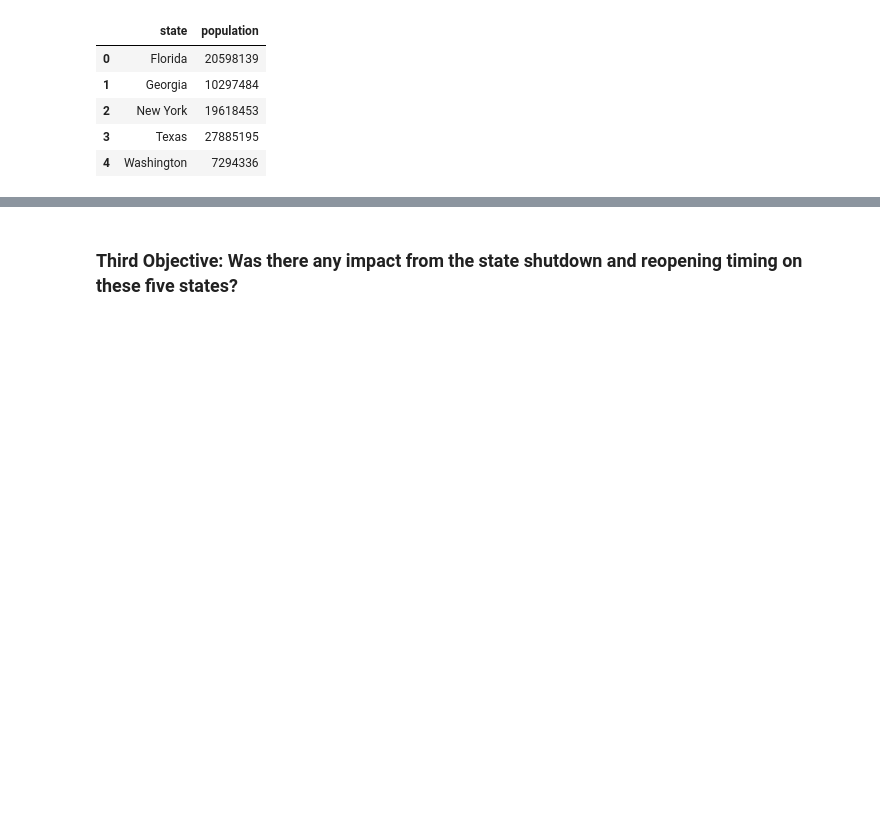
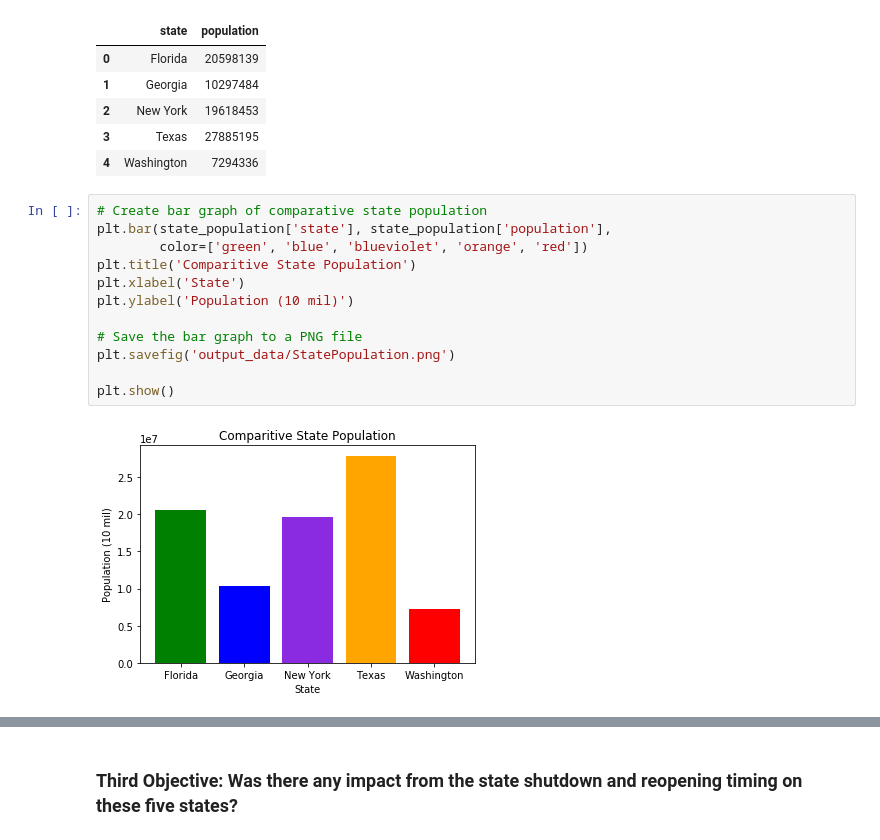
Before and after one commit to Emily-Keymon/Group-Project, a Jupyter notebook: Covid-19 Analysis and Visualizations.ipynb, the cells around one changed output, grey strips where cells are left out. Saved outputs shown, nothing was run; the diff lists cells and outputs as text; blank space fills up the shorter version.

```diff
--- a/Covid-19 Analysis and Visualizations.ipynb
+++ b/Covid-19 Analysis and Visualizations.ipynb
@@ -178,6 +189,20 @@ state_population
 | 2 | New York | 19618453 |
 | 3 | Texas | 27885195 |
 | 4 | Washington | 7294336 |
+# %%
+# Create bar graph of comparative state population
+plt.bar(state_population['state'], state_population['population'],
+        color=['green', 'blue', 'blueviolet', 'orange', 'red'])
+plt.title('Comparitive State Population')
+plt.xlabel('State')
+plt.ylabel('Population (10 mil)')
+
+# Save the bar graph to a PNG file
+plt.savefig('output_data/StatePopulation.png')
+
+plt.show()
+# %% [output]
+[figure, added]
 # %%
 # Run calculations for bar graph variables
 florida_tested = florida1['positive cases'] + florida1['negative cases']
```
Also changed, not shown: parts of 29 cells of this notebook, 24 other files.
